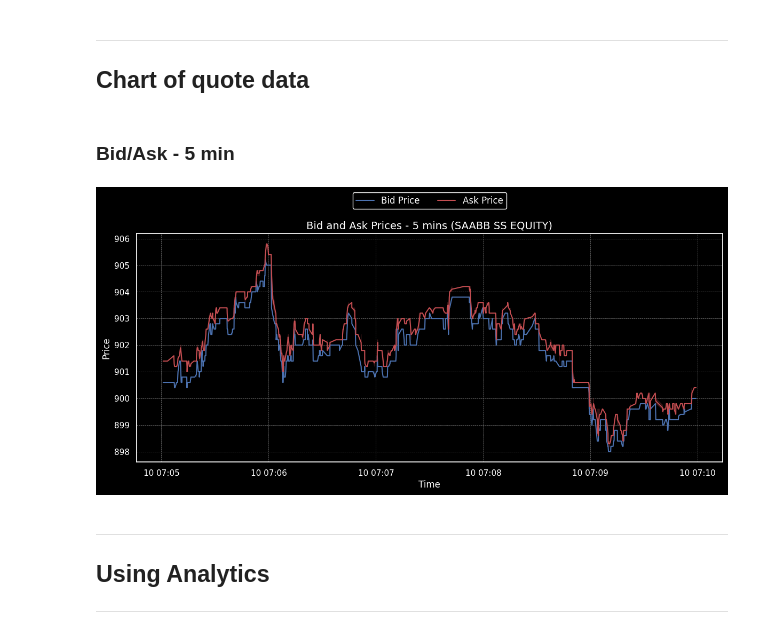
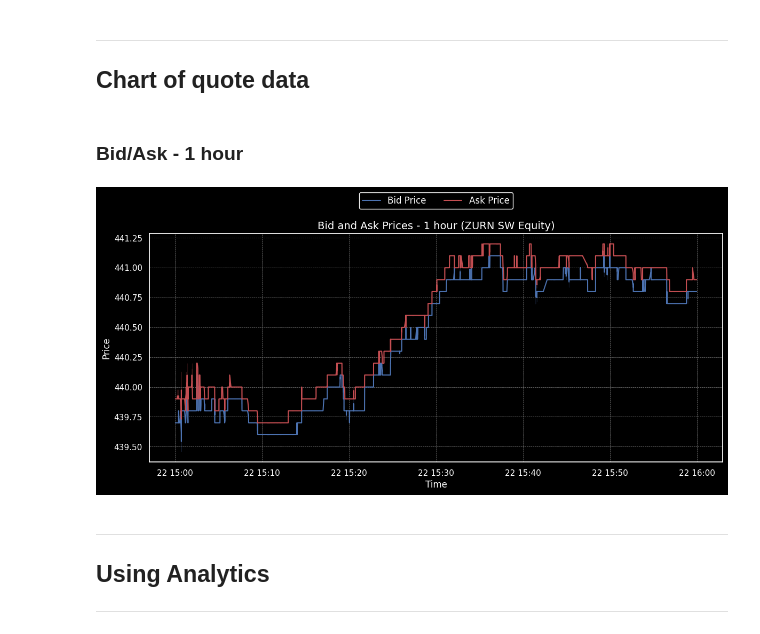
Before and after one commit to KxSystems/accelerators-samples, a Jupyter notebook: BLOOMBERG-Equity-Analytics/Bbg_Equities_Demo.ipynb, the cells around one changed output. Cells and saved outputs as stored; diff of their text form; code cells hidden in the pictures.

Commit message:
Updated BBG EQEA Notebook

```diff
--- a/BLOOMBERG-Equity-Analytics/Bbg_Equities_Demo.ipynb
+++ b/BLOOMBERG-Equity-Analytics/Bbg_Equities_Demo.ipynb
@@ -50,9 +52,10 @@ oauth2cc = OAuth2ClientCredentialsAuth(oauth2client, scope='roles')
 # Build arguments dictionary
 args = {
   "table": "Quote",
-  "startTS": "2024.04.10D07:05:00.000000000",
-  "endTS": "2024.04.10D07:10:00.000000000",
-  "idList": ["SAABB SS"]
+  "startTS": "2023.12.22D15:00:00.000000000",
+  "endTS": "2023.12.22D15:59:59.999999999",
+  "idList": ["ZURN SW"],
+  "scope": {"assembly": "fsi-app-bbg-eqea"}
 }
 
 # Make request & extract header & payload
@@ -82,7 +79,7 @@ header
  'ac': 0,
  'ai': ''}
 # %%
-dfPayloadGetTicks = pd.DataFrame(payloadGetTicks[0])
-dfPayloadGetTicks.head()
+dfPayloadGetTicks = pd.DataFrame(payloadGetTicks)
+dfPayloadGetTicks.tail()
 # %% [output]
 |  | bbgID | sequenceNumber | tickType | bidCondition | bidExchangeID | upfrontQuotedBidPrice | askCondition | ... |
@@ -96,28 +94,28 @@ dfPayloadGetTicks.head()
 ## Chart of quote data
 # %% [markdown]
-### Bid/Ask - 5 min
+### Bid/Ask - 1 hour
 # %%
 df = dfPayloadGetTicks
 # convert eventTimestamp to datetime
 df['eventTimestamp'] = pd.to_datetime(df['eventTimestamp'])
 
 sns.set_theme(style="darkgrid", palette="deep")
-plt.figure(figsize=(12, 6))
+bid_ask_chart = plt.figure(figsize=(12, 6))
 sns.lineplot(x='eventTimestamp', y='bidPrice', data=df, label='Bid Price', color='b', linewidth=1.5)
 sns.lineplot(x='eventTimestamp', y='askPrice', data=df, label='Ask Price', color='r', linewidth=1.5)
 
-plt.title(f"Bid and Ask Prices - 5 mins ({df['bbgID'][0]})", color='white', fontsize=14)
+plt.title(f"Bid and Ask Prices - 1 hour ({df['bbgID'][0]})", color='white', fontsize=14)
 plt.xlabel('Time', color='white', fontsize=12)
 plt.ylabel('Price', color='white', fontsize=12)
 plt.legend(loc='upper center', bbox_to_anchor=(0.5, 1.2), ncol=2, fancybox=True, frameon=True, shadow=False, facecolor="black", fontsize=12, labelcolor='white', edgecolor='white', framealpha=1)
 plt.gcf().patch.set_facecolor('black')
 plt.gca().set_facecolor('black')
 plt.gca().tick_params(axis='both', colors='white')
 plt.grid(True, color='gray', linestyle='--', linewidth=0.5)
 plt.tight_layout()
 plt.show()
 # %% [output]
-[figure, old version]
+[figure, new version]
 # %% [markdown]
 ---
 ## Using Analytics
```
Also changed, not shown: parts of 10 cells of this notebook.
